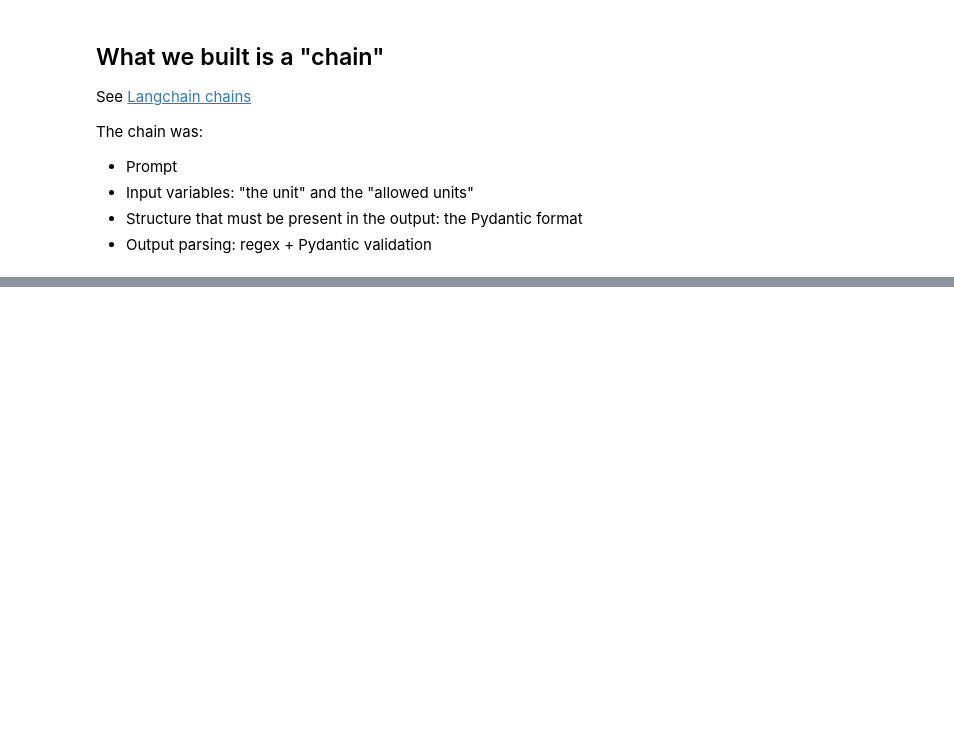
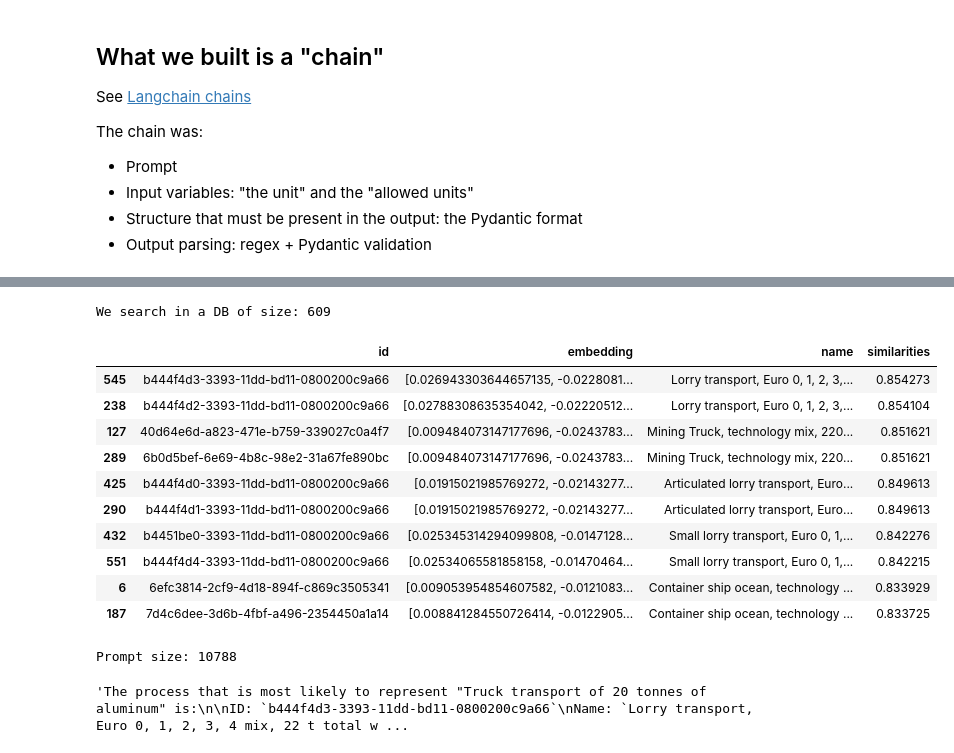
Before and after one commit to Depart-de-Sentier/brightcon-2023-talks, a Jupyter notebook: talks/llm_tuesday_9_15am/LLM-LCA-Brightcon-2023.ipynb, the cells around one changed output, grey strips where cells are left out. Drawn from its saved outputs; the diff is of its cells as text; code cells hidden in the pictures; blank space fills up the shorter version.

```diff
--- a/talks/llm_tuesday_9_15am/LLM-LCA-Brightcon-2023.ipynb
+++ b/talks/llm_tuesday_9_15am/LLM-LCA-Brightcon-2023.ipynb
@@ -965,0 +1231,3 @@ The chain was:
+# %%
+embeddings_cache_fp = os.path.join(DSROOT, "elcd_embeddings.json")
+embeddings_by_process_uuid = compute_embeddings(processes_by_uuid, cache_fp=embeddings_cache_fp)
@@ -965,0 +1238,13 @@ The chain was:
+# %%
+from typing import List
+
+import pandas as pd
+
+def make_embeddings_df(embeddings_dict: Dict[str, List[float]], processes_dict: Dict[str, Dict[str, Any]]) -> pd.DataFrame:
+    return pd.DataFrame([
+        {"id": key, "embedding": value, "name": processes_dict[key]["name"]}
+        for key, value in embeddings_dict.items()
+    ])
+# %%
+embeddings_df = make_embeddings_df(embeddings_by_process_uuid, processes_by_uuid)
+embeddings_df
@@ -965,0 +1265,32 @@ The chain was:
+# %%
+import numpy as np
+
+def cosine_similarity(a, b):
+    return np.dot(a, b) / (np.linalg.norm(a) * np.linalg.norm(b))
+
+def search_embeddings(embeddings_df: pd.DataFrame, query: str, n: int=10):
+    response = openai.Embedding.create(
+        input=query,
+        model="text-embedding-ada-002"
+    )
+    query_embeddings = response['data'][0]['embedding']
+    embeddings_df['similarities'] = embeddings_df["embedding"].apply(lambda process_embedding: cosine_similarity(process_embedding, query_embeddings))
+    return embeddings_df.sort_values('similarities', ascending=False).head(n)
+# %%
+print(f"We search in a DB of size: {len(embeddings_df)}")
+
+embedding_query_results = search_embeddings(embeddings_df, user_query)
+embedding_query_results
+# %% [output]
+We search in a DB of size: 609
+|  | id | embedding | name | similarities |
+| 545 | b444f4d3-3393-11dd-bd11-0800200c9a66 | [0.026943303644657135, -0.0228081... | Lorry transport, Euro 0, 1, 2, 3,... | 0.854273 |
+| 238 | b444f4d2-3393-11dd-bd11-0800200c9a66 | [0.02788308635354042, -0.02220512... | Lorry transport, Euro 0, 1, 2, 3,... | 0.854104 |
+| 127 | 40d64e6d-a823-471e-b759-339027c0a4f7 | [0.009484073147177696, -0.0243783... | Mining Truck, technology mix, 220... | 0.851621 |
+| 289 | 6b0d5bef-6e69-4b8c-98e2-31a67fe890bc | [0.009484073147177696, -0.0243783... | Mining Truck, technology mix, 220... | 0.851621 |
+| 425 | b444f4d0-3393-11dd-bd11-0800200c9a66 | [0.01915021985769272, -0.02143277... | Articulated lorry transport, Euro... | 0.849613 |
+| 290 | b444f4d1-3393-11dd-bd11-0800200c9a66 | [0.01915021985769272, -0.02143277... | Articulated lorry transport, Euro... | 0.849613 |
+| 432 | b4451be0-3393-11dd-bd11-0800200c9a66 | [0.025345314294099808, -0.0147128... | Small lorry transport, Euro 0, 1,... | 0.842276 |
+| 551 | b444f4d4-3393-11dd-bd11-0800200c9a66 | [0.02534065581858158, -0.01470464... | Small lorry transport, Euro 0, 1,... | 0.842215 |
+| 6 | 6efc3814-2cf9-4d18-894f-c869c3505341 | [0.009053954854607582, -0.0121083... | Container ship ocean, technology ... | 0.833929 |
+| 187 | 7d4c6dee-3d6b-4fbf-a496-2354450a1a14 | [0.008841284550726414, -0.0122905... | Container ship ocean, technology ... | 0.833725 |
@@ -965,0 +1331,5 @@ The chain was:
+# %%
+search_2(user_query, processes_by_uuid, embeddings_df, n=10)
+# %% [output]
+Prompt size: 10788
+'The process that is most likely to represent "Truck transport of 20 tonnes of aluminum" is:\n\nID: `b444f4d3-3393-11dd-bd11-0800200c9a66`\nName: `Lorry transport, Euro 0, 1, 2, 3, 4 mix, 22 t total w ...
```
Also changed, not shown: parts of 42 cells of this notebook, 4 other files.
